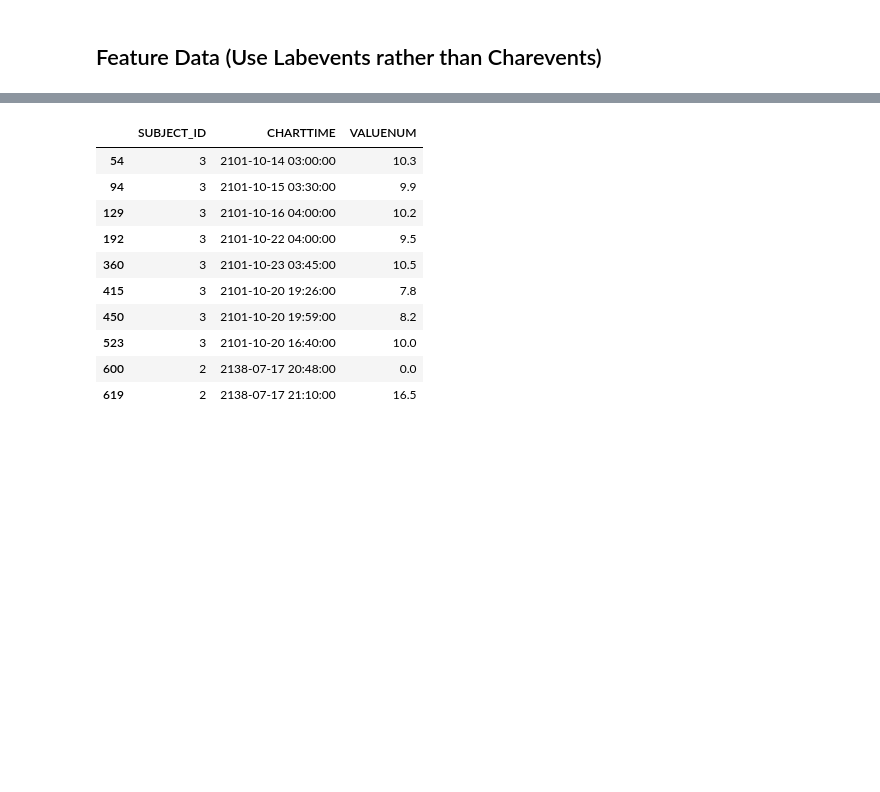
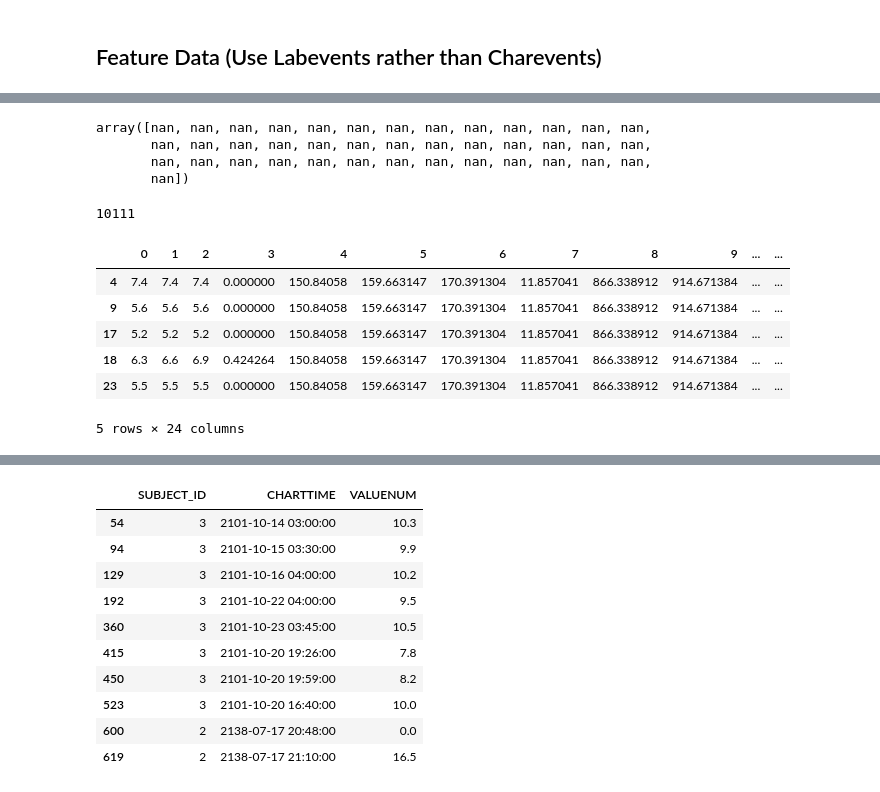
Before and after one commit to liuzi/Clinic-Analysis, a Jupyter notebook: Clustering.ipynb, the cells around one changed output, grey strips where cells are left out. Saved outputs shown, nothing was run; the diff lists cells and outputs as text; code cells hidden in the pictures; blank space fills up the shorter version.

```diff
--- a/Clustering.ipynb
+++ b/Clustering.ipynb
@@ -130,0 +137,19 @@ feature_filtered_df = labevet_detailed_df[(labevet_detailed_df.ITEMID == 51222)]
+# %%
+user_vectors[775]
+# Assign index to measurement item
+
+# label_array = labevent_detailed_df['LABEL'].unique()
+# label_map = {}
+
+# for i in range(0,len(label_array)):
+#     label_map[label_array[i]] = i
+# %% [output]
+array([nan, nan, nan, nan, nan, nan, nan, nan, nan, nan, nan, nan, nan,
+       nan, nan, nan, nan, nan, nan, nan, nan, nan, nan, nan, nan, nan,
+       nan, nan, nan, nan, nan, nan, nan, nan, nan, nan, nan, nan, nan,
+       nan])
+# %%
+len(test)
+len(test.dropna(axis=0,how='all'))
+# %% [output]
+10111
@@ -130,0 +161,11 @@ feature_filtered_df = labevet_detailed_df[(labevet_detailed_df.ITEMID == 51222)]
+# %%
+test_nona = test.fillna(test.mean())
+test_nona.head()
+# %% [output]
+|  | 0 | 1 | 2 | 3 | 4 | 5 | 6 | 7 | 8 | 9 | ... | ... |
+| 4 | 7.4 | 7.4 | 7.4 | 0.000000 | 150.84058 | 159.663147 | 170.391304 | 11.857041 | 866.338912 | 914.671384 | ... | ... |
+| 9 | 5.6 | 5.6 | 5.6 | 0.000000 | 150.84058 | 159.663147 | 170.391304 | 11.857041 | 866.338912 | 914.671384 | ... | ... |
+| 17 | 5.2 | 5.2 | 5.2 | 0.000000 | 150.84058 | 159.663147 | 170.391304 | 11.857041 | 866.338912 | 914.671384 | ... | ... |
+| 18 | 6.3 | 6.6 | 6.9 | 0.424264 | 150.84058 | 159.663147 | 170.391304 | 11.857041 | 866.338912 | 914.671384 | ... | ... |
+| 23 | 5.5 | 5.5 | 5.5 | 0.000000 | 150.84058 | 159.663147 | 170.391304 | 11.857041 | 866.338912 | 914.671384 | ... | ... |
+5 rows × 24 columns
```
Also changed, not shown: parts of 39 cells of this notebook, 4 other files.
